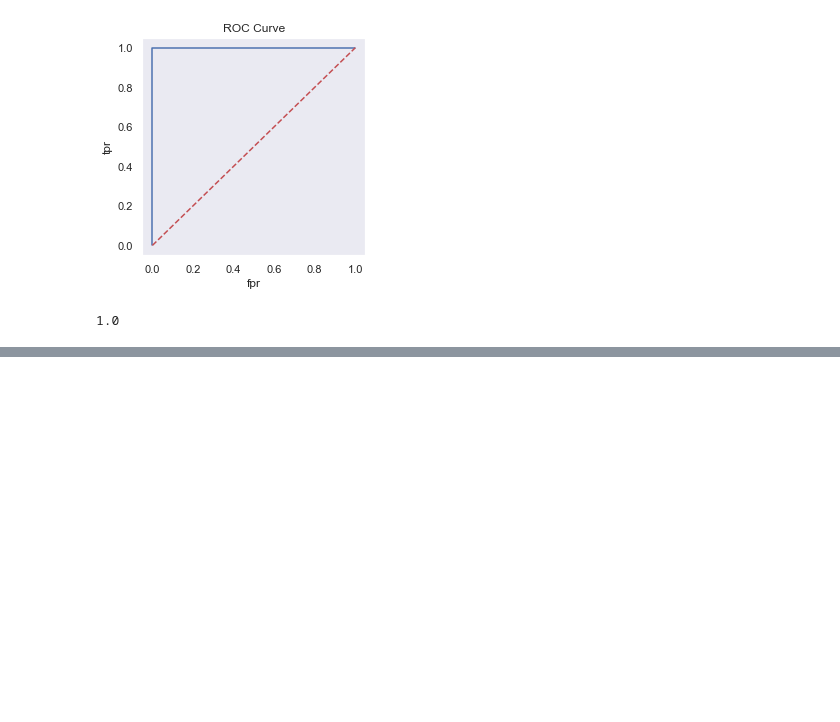
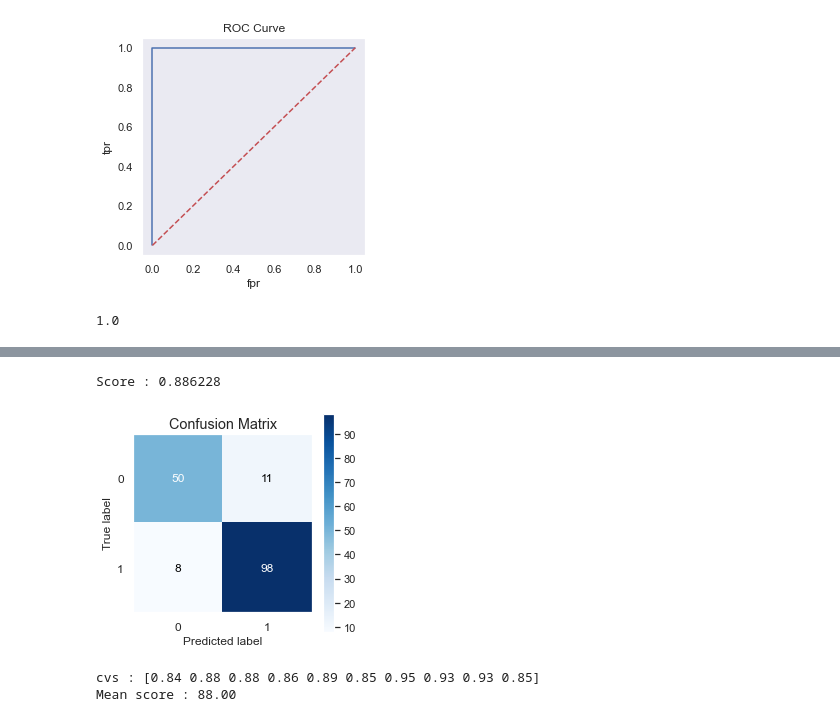
Before and after one commit to Yayawak/Machine-learner, a Jupyter notebook: Sklearn learn/Utils/Roc Auc/roc.ipynb, the cells around one changed output, grey strips where cells are left out. Saved outputs shown, nothing was run; the diff lists cells and outputs as text; code cells hidden in the pictures; blank space fills up the shorter version.

Commit message:
Digits classification basic

```diff
--- a/Sklearn learn/Utils/Roc Auc/roc.ipynb
+++ b/Sklearn learn/Utils/Roc Auc/roc.ipynb
@@ -262,0 +279,31 @@ auc(fpr, tpr) # get Area under curve 1*1 = 1
+# %%
+from sklearn.model_selection import train_test_split
+X_train, X_test, y_train, y_test = train_test_split(X, y, test_size=.3,
+                                                   random_state=10)
+from sklearn.linear_model import LogisticRegression
+from sklearn.metrics import classification_report, confusion_matrix
+
+cols = ['mean radius_', 'mean texture']
+X = df[cols]
+y = df['class']
+
+model = LogisticRegression(solver='lbfgs')
+model.fit(X_train, y_train)
+print('Score : {:3f}'.format(model.score(X_test, y_test))) # 100% prediction
+
+y_pred = model.predict(X_test)
+sns.set(rc={'figure.figsize':(4,4)})
+skplot.metrics.plot_confusion_matrix(y_test, y_pred, normalize=False)
+plt.show()
+# %% [output]
+Score : 0.886228
+[figure, added]
+# %%
+from sklearn.model_selection import cross_val_score
+
+cvs = cross_val_score(model, X, y, cv=10)
+print('cvs : {}'.format(cvs.round(2)))
+print('Mean score : %.2f' %(cvs.mean().round(2) * 100))
+# %% [output]
+cvs : [0.84 0.88 0.88 0.86 0.89 0.85 0.95 0.93 0.93 0.85]
+Mean score : 88.00
```
Also changed, not shown: parts of 21 cells of this notebook, 10 other files.
